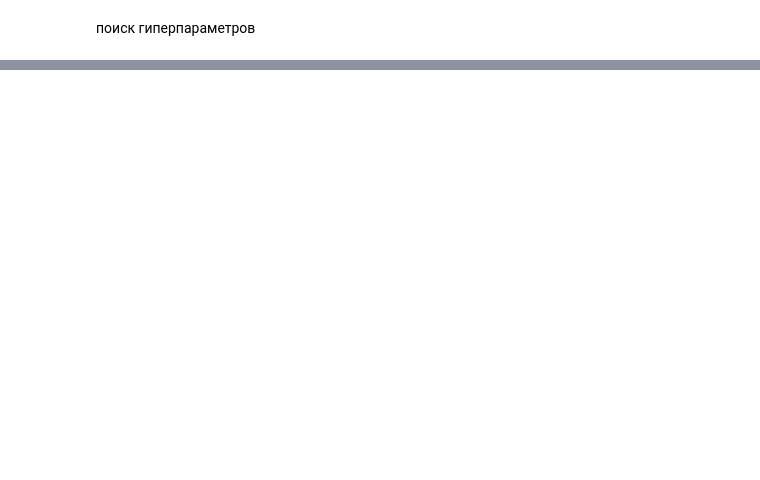
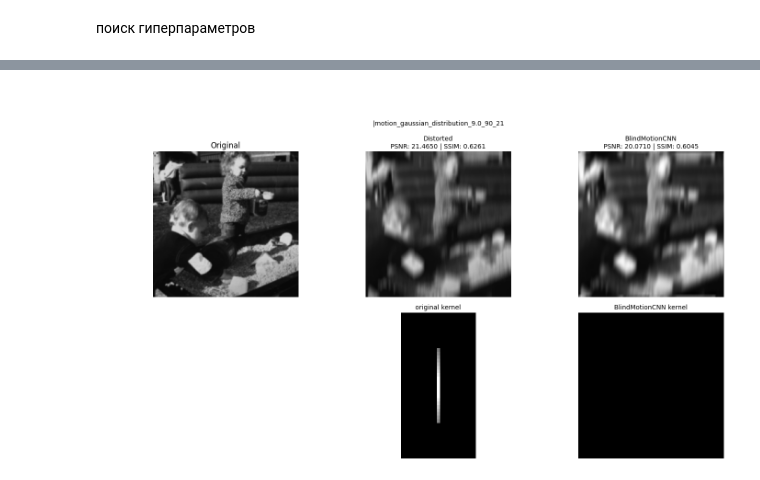
Before and after one commit to PavelYurov/blind_deconvolution, a Jupyter notebook: main4.ipynb, the cells around one changed output, grey strips where cells are left out. Cells and saved outputs as stored; diff of their text form; code cells hidden in the pictures; blank space fills up the shorter version.

```diff
--- a/main4.ipynb
+++ b/main4.ipynb
@@ -110,0 +248,5 @@ alg_WarrenzhaBlindDeconvolution = WarrenzhaBlindDeconvolution()
+# %%
+frame.show()
+frame.unbind_restored()
+# %% [output]
+[figure, added]
```
Also changed, not shown: parts of 8 cells of this notebook, 8 other files.
